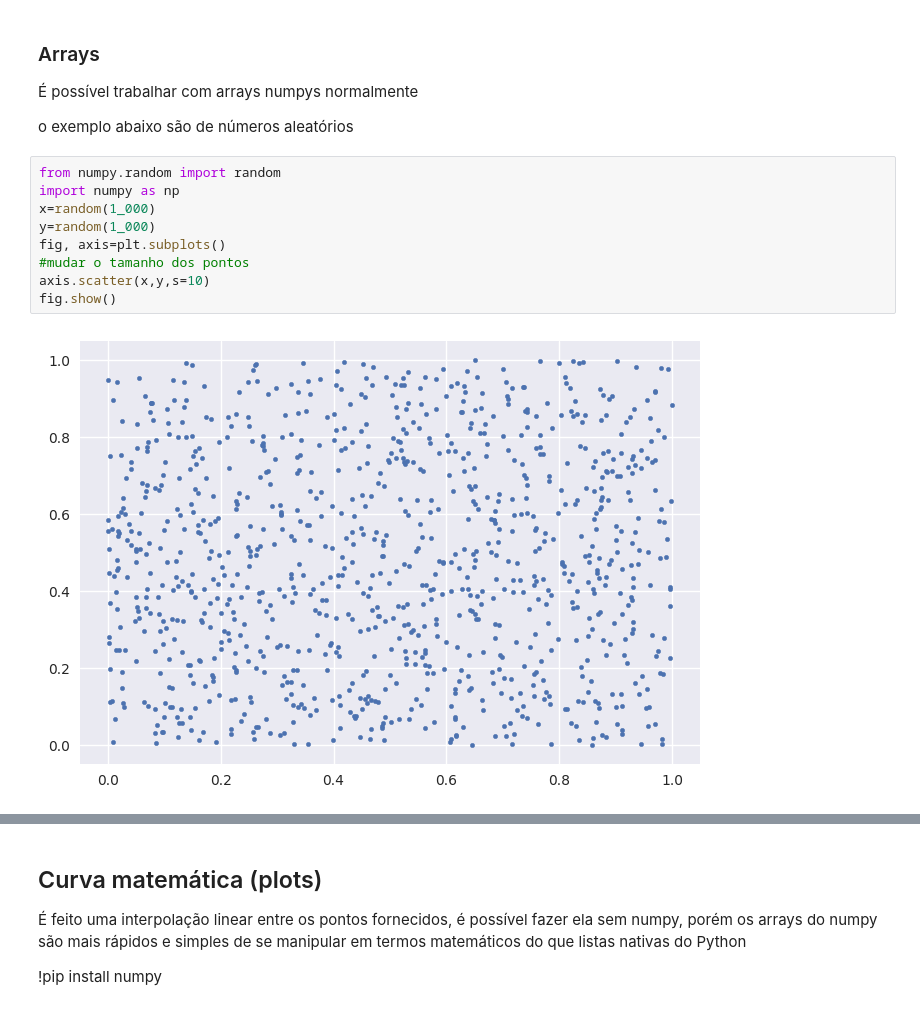
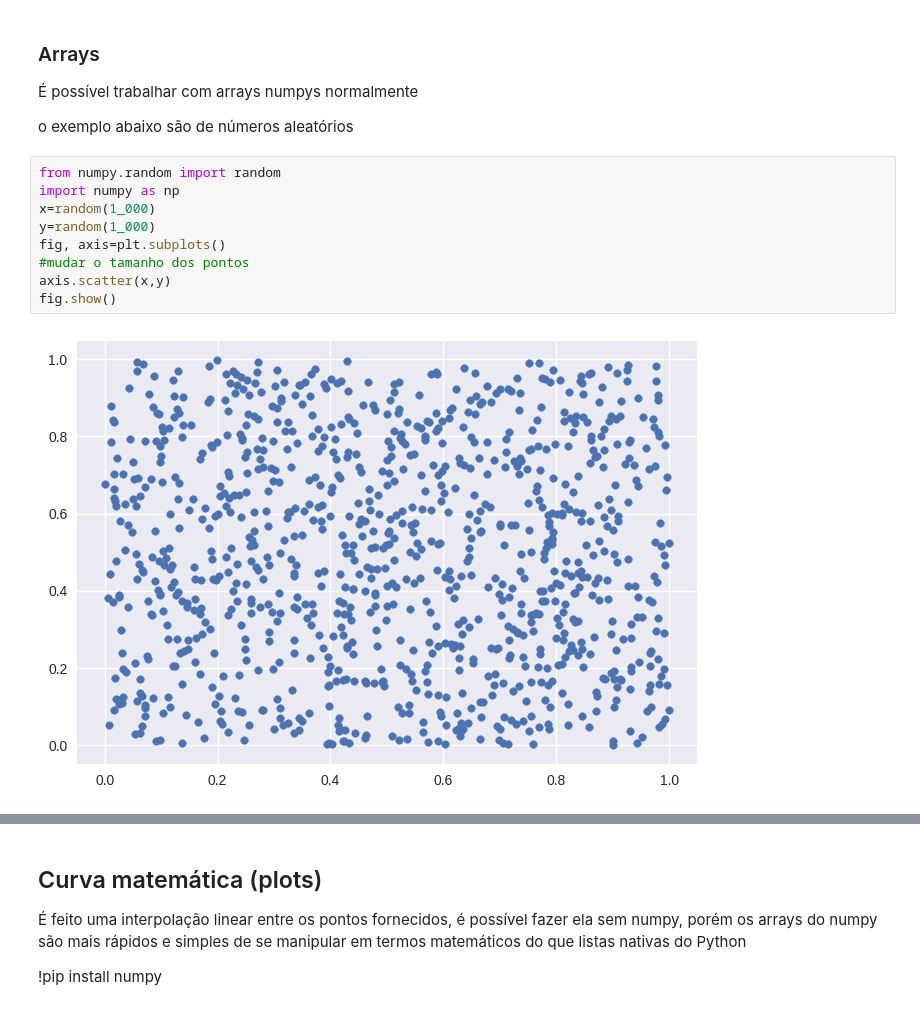
Before and after one commit to viniciusdutra314/CanalSingularidade, a Jupyter notebook: GraficosCientificos/graficos_cientificos.ipynb, the cells around one changed output, grey strips where cells are left out. Saved outputs shown, nothing was run; the diff lists cells and outputs as text.

```diff
--- a/GraficosCientificos/graficos_cientificos.ipynb
+++ b/GraficosCientificos/graficos_cientificos.ipynb
@@ -109,14 +110,14 @@ o exemplo abaixo são de números aleatórios
 # %%
 from numpy.random import random
 import numpy as np
 x=random(1_000)
 y=random(1_000)
 fig, axis=plt.subplots()
 #mudar o tamanho dos pontos
-axis.scatter(x,y,s=10)
+axis.scatter(x,y)
 fig.show()
 # %% [output]
-[figure, old version]
+[figure, new version]
 # %% [markdown]
 ### Dados reais (.csv)
 
```
Also changed, not shown: parts of 16 cells of this notebook.
